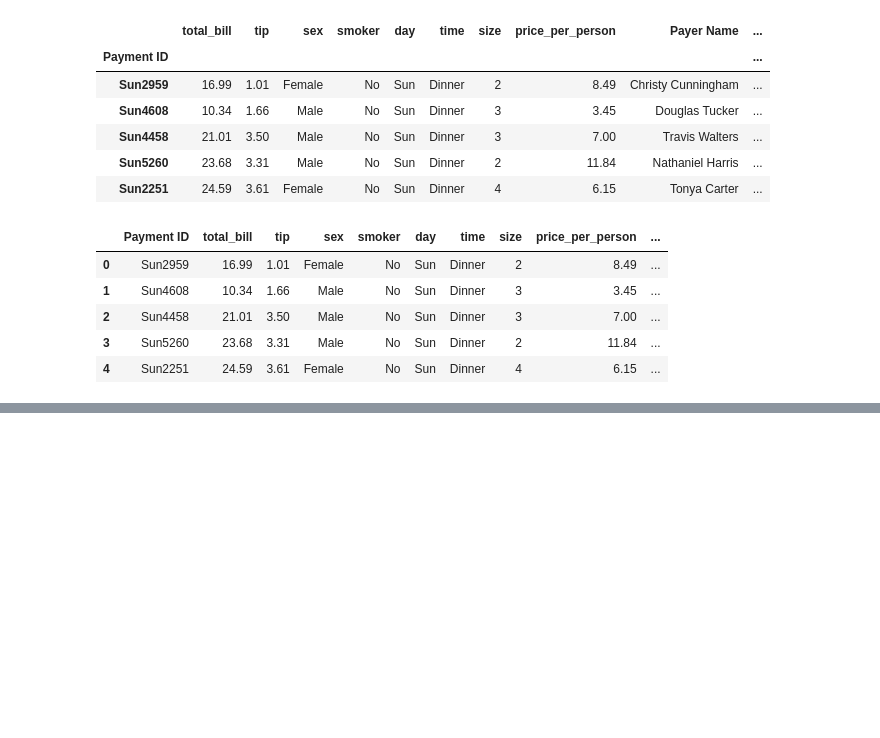
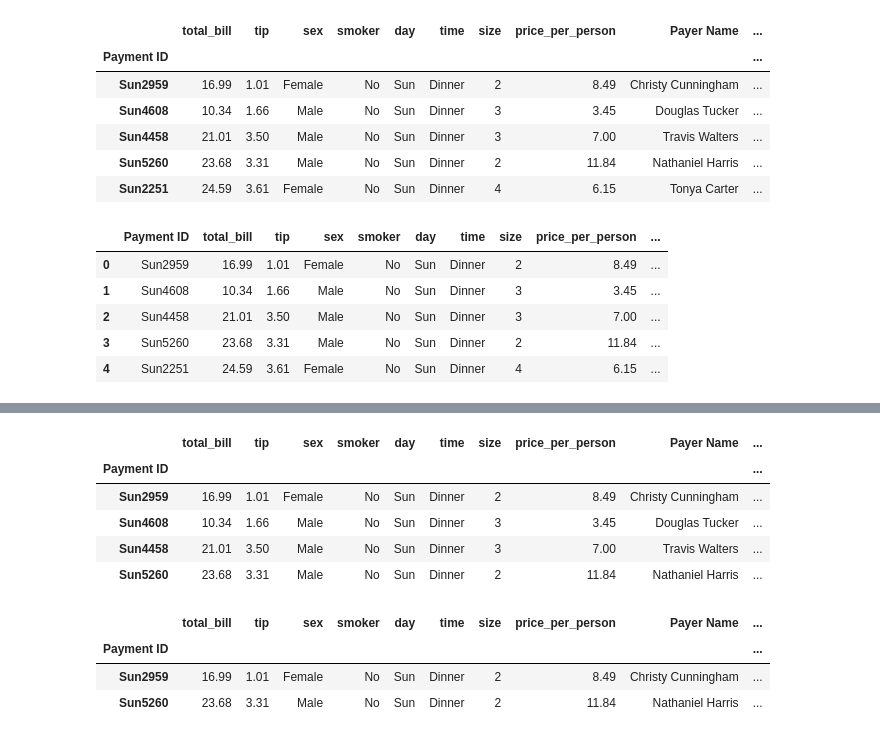
Before and after one commit to AngelDHackerman/fullDataSciencePath, a Jupyter notebook: python_Machine_Learning_Data_Science/Pandas/dataframes.ipynb, the cells around one changed output, grey strips where cells are left out. Drawn from its saved outputs; the diff is of its cells as text; code cells hidden in the pictures; blank space fills up the shorter version.

```diff
--- a/python_Machine_Learning_Data_Science/Pandas/dataframes.ipynb
+++ b/python_Machine_Learning_Data_Science/Pandas/dataframes.ipynb
@@ -330,7 +330,7 @@ df.head()
 | Sun5260 | 23.68 | 3.31 | Male | No | Sun | Dinner | 2 | 11.84 | Nathaniel Harris | ... |
 | Sun2251 | 24.59 | 3.61 | Female | No | Sun | Dinner | 4 | 6.15 | Tonya Carter | ... |
 # %%
-df = df.reset_index()  # ? Regresamos al index original
+df = df.reset_index(drop=True)  # ? Regresamos al index original
 # %%
 df.head()  # Aqui ya sale el index 0,1,2,3... al lado izquierdo
 # %% [output]
@@ -342,0 +345,2 @@ df.head()  # Aqui ya sale el index 0,1,2,3... al lado izquierdo
+# %%
+df = df.set_index('Payment ID')
@@ -342,0 +385,16 @@ df.head()  # Aqui ya sale el index 0,1,2,3... al lado izquierdo
+# %%
+df.iloc[0:4]  # vamos desde el index 0 hasta el 3
+# %% [output]
+|  | total_bill | tip | sex | smoker | day | time | size | price_per_person | Payer Name | ... |
+| Payment ID |  |  |  |  |  |  |  |  |  | ... |
+| Sun2959 | 16.99 | 1.01 | Female | No | Sun | Dinner | 2 | 8.49 | Christy Cunningham | ... |
+| Sun4608 | 10.34 | 1.66 | Male | No | Sun | Dinner | 3 | 3.45 | Douglas Tucker | ... |
+| Sun4458 | 21.01 | 3.50 | Male | No | Sun | Dinner | 3 | 7.00 | Travis Walters | ... |
+| Sun5260 | 23.68 | 3.31 | Male | No | Sun | Dinner | 2 | 11.84 | Nathaniel Harris | ... |
+# %%
+df.loc[['Sun2959', 'Sun5260']]
+# %% [output]
+|  | total_bill | tip | sex | smoker | day | time | size | price_per_person | Payer Name | ... |
+| Payment ID |  |  |  |  |  |  |  |  |  | ... |
+| Sun2959 | 16.99 | 1.01 | Female | No | Sun | Dinner | 2 | 8.49 | Christy Cunningham | ... |
+| Sun5260 | 23.68 | 3.31 | Male | No | Sun | Dinner | 2 | 11.84 | Nathaniel Harris | ... |
```
Also changed, not shown: parts of 4 cells of this notebook.
